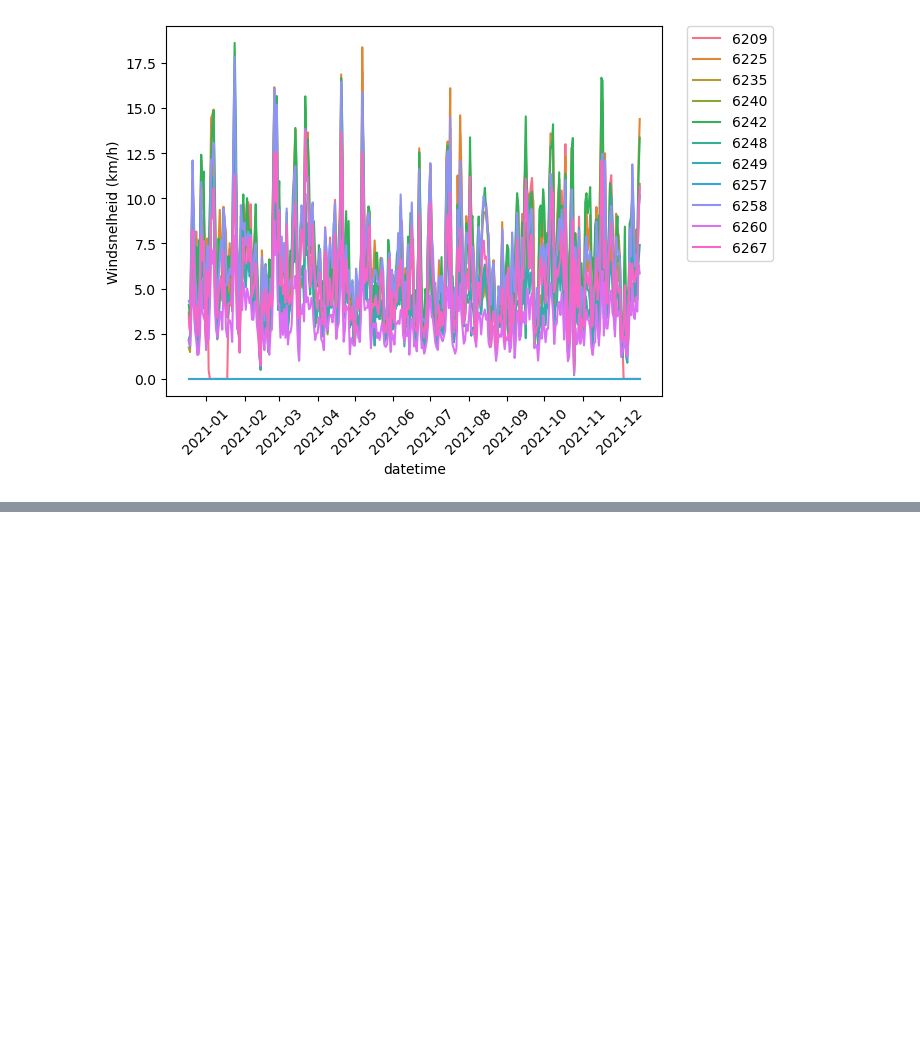
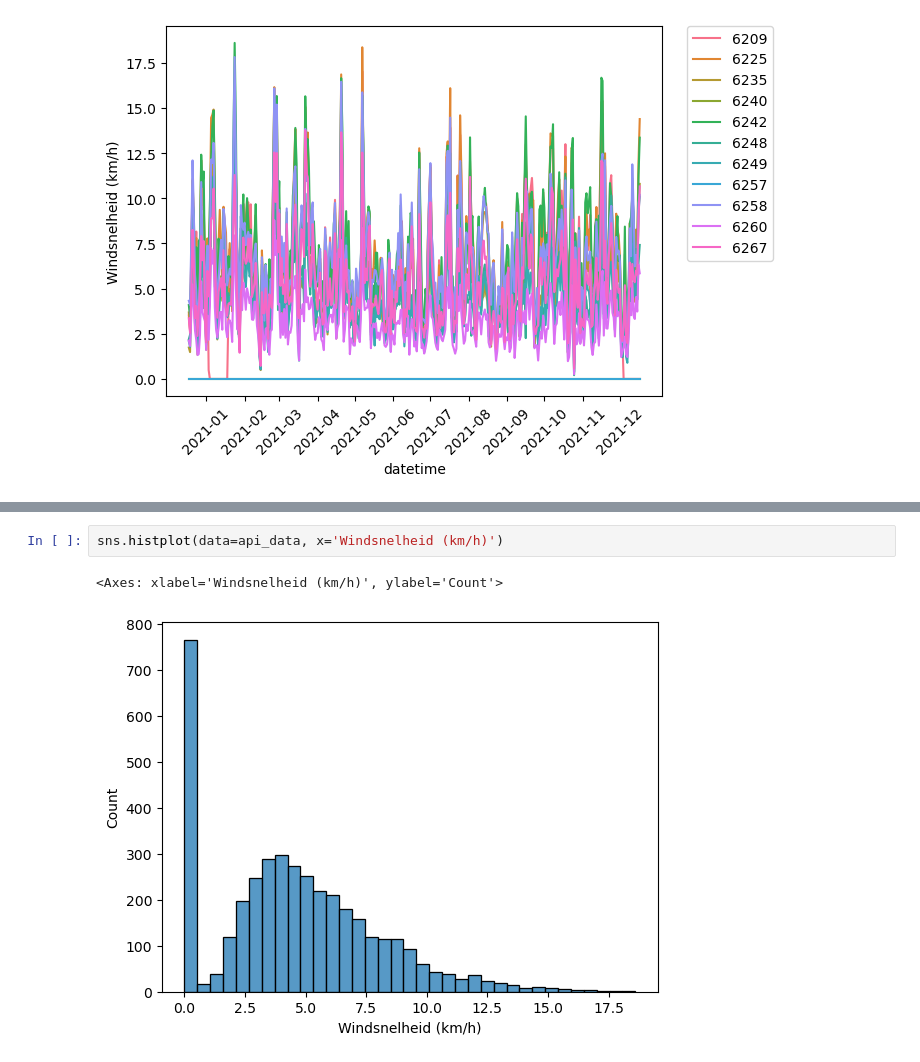
Before and after one commit to tj-072/eindpresentatie_VAv2, a Jupyter notebook: streamlit.ipynb, the cells around one changed output, grey strips where cells are left out. Drawn from its saved outputs; the diff is of its cells as text; blank space fills up the shorter version.

```diff
--- a/streamlit.ipynb
+++ b/streamlit.ipynb
@@ -33,0 +34,5 @@ array(['6209', '6225', '6235', '6240', '6242', '6248', '6249', '6257',
+# %%
+sns.histplot(data=api_data, x='Windsnelheid (km/h)')
+# %% [output]
+<Axes: xlabel='Windsnelheid (km/h)', ylabel='Count'>
+[figure, added]
```
Also changed, not shown: parts of 2 cells of this notebook, 1 other file.
